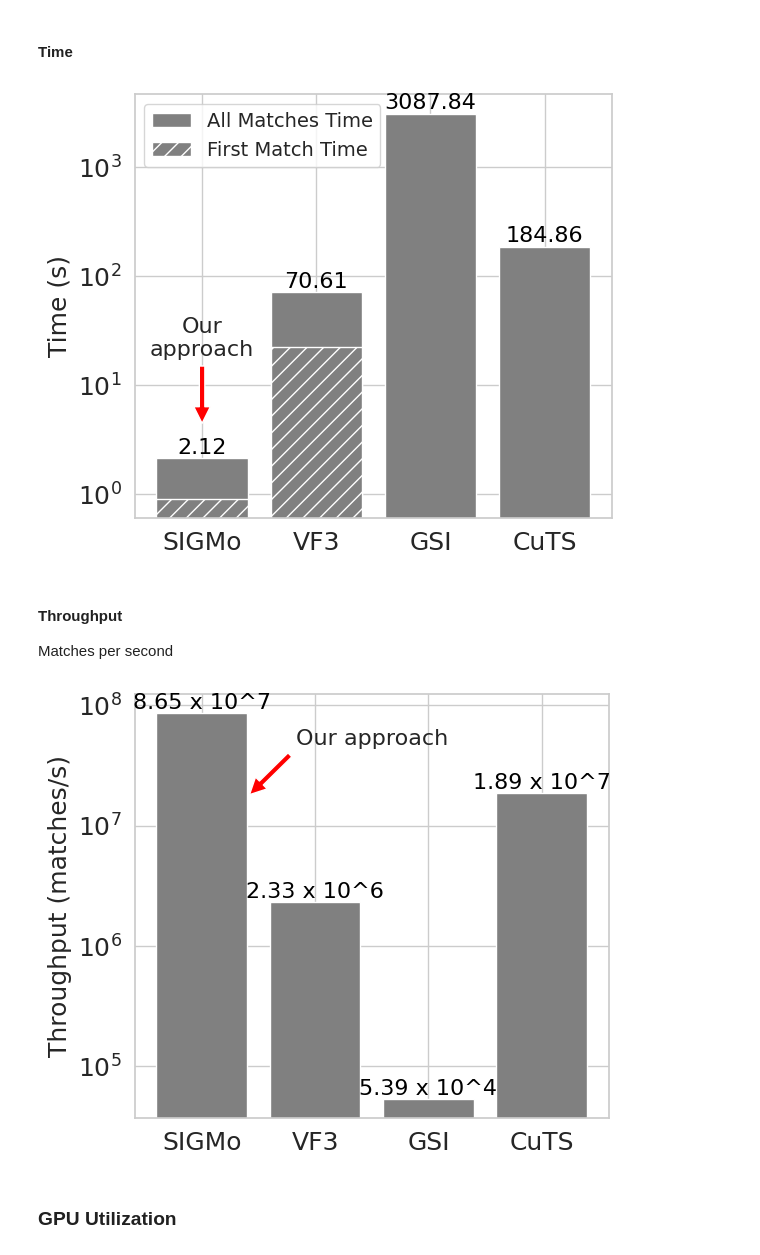
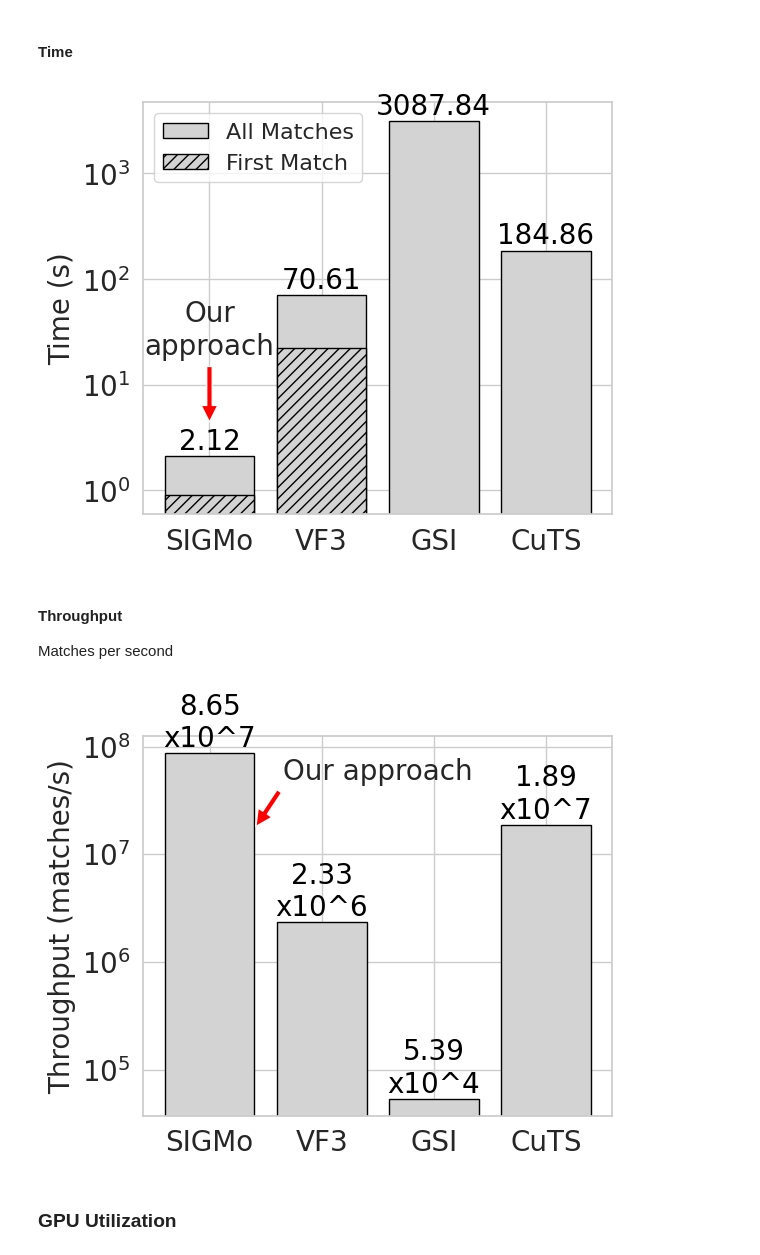
Before and after one commit to antonio-decaro/SIGMo, a Jupyter notebook: 4_produce_plot.ipynb, the cells around one changed output. Drawn from its saved outputs; the diff is of its cells as text; code cells hidden in the pictures.

```diff
--- a/4_produce_plot.ipynb
+++ b/4_produce_plot.ipynb
@@ -509,11 +509,11 @@ sota_df['throughput'] = sota_df['matches'] / sota_df['total_time']
 #### Time
 # %%
 fig, axs = plt.subplots(figsize=(6, 5))
-FONTSIZE=16
-set_font_size(axs, 18)
+FONTSIZE=20
+set_font_size(axs, 20)
 
-axs.bar(sota_df['benchmark'], sota_df['total_time'], color=['gray', 'gray', 'gray'])
-axs.bar(sota_df['benchmark'], sota_df['first_solution_time'], hatch='//', color=['gray', 'gray', 'gray'])
+axs.bar(sota_df['benchmark'], sota_df['total_time'], color=['lightgray', 'lightgray', 'lightgray'], edgecolor='black')
+axs.bar(sota_df['benchmark'], sota_df['first_solution_time'], hatch='///', color=['lightgray', 'lightgray', 'lightgray'], edgecolor='black')
 
 positions = []
 for i, row in sota_df.iterrows():
@@ -557,50 +557,50 @@ axs.set_yscale('log', base=10, subs=[2, 3, 4, 5, 6, 7, 8, 9])
 axs.set_ylabel('Time (s)')
 axs.set_xlabel('')
 
-axs.legend(['All Matches Time', 'First Match Time'], loc='upper left', fontsize=FONTSIZE-2)
+axs.legend(['All Matches', 'First Match'], loc='upper left', fontsize=FONTSIZE-4)
 fig.tight_layout()
 fig.savefig('./out/plots/sota_time.pdf')
 fig.show()
 # %% [output]
-[figure, old version]
+[figure, new version]
 # %% [markdown]
 #### Throughput
 Matches per second
 # %%
 fig, axs = plt.subplots(figsize=(6, 5))
-FONTSIZE=16
-set_font_size(axs, 18)
-axs.bar(sota_df['benchmark'], sota_df['throughput'], color=['gray', 'gray', 'gray'])
+FONTSIZE=20
+set_font_size(axs, 20)
+axs.bar(sota_df['benchmark'], sota_df['throughput'], color=['lightgray', 'lightgray', 'lightgray'], edgecolor='black')
 
 axs.annotate("Our approach",
              xy=(0.4, sota_df.loc[0, 'throughput'] - sota_df.loc[0, 'throughput'] * 0.8),
              xytext=(1.5, sota_df.loc[0, 'throughput'] - sota_df.loc[0, 'throughput'] * 0.5),
              ha='center', va='bottom',  # Center the text horizontally and align it vertically at the bottom
              arrowprops=dict(facecolor='red', shrink=0.05),
              fontsize=FONTSIZE)
 
 # write the time on top of each bar
 for i, row in sota_df.iterrows():
   thorughput_string = f'{row["throughput"]:.2e}'
-  thorughput_string = thorughput_string.replace('e+0', ' x 10^').replace('e+', ' x 10^').replace('e-0', ' / 10^').replace('e-', ' / 10^')
+  thorughput_string = thorughput_string.replace('e+0', '\nx10^').replace('e+', ' x 10^').replace('e-0', ' / 10^').replace('e-', ' / 10^')
   axs.text(i, row['throughput'] + row['throughput'] * 0.005,
            thorughput_string,
            ha='center',
            va='bottom',
            color='black',
           #  fontweight='bold',
            fontsize=FONTSIZE
            )
 
 axs.set_ylabel('Throughput (matches/s)')
 axs.set_xlabel('')
 axs.set_yscale('log', base=10, subs=[2, 3, 4, 5, 6, 7, 8, 9])
 
 fig.tight_layout()
 fig.savefig('./out/plots/sota_throughput.pdf')
 fig.show()
 # %% [output]
-[figure, old version]
+[figure, new version]
 # %% [markdown]
 ### GPU Utilization
 # %%
```
